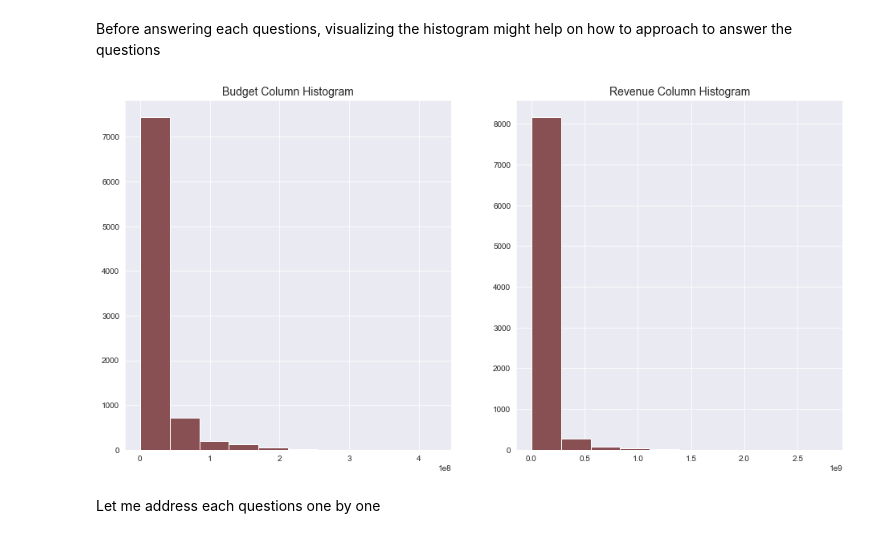
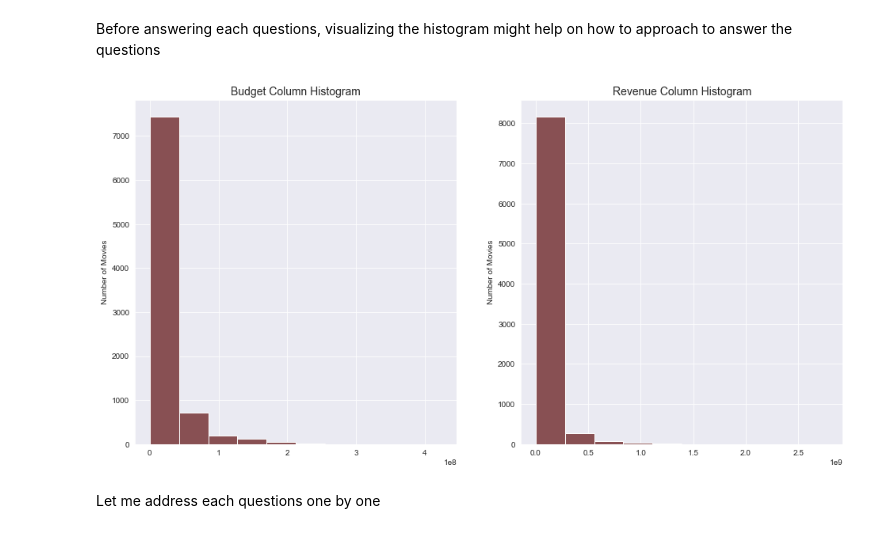
Before and after one commit to bitzs-alex/DataAnalysis, a Jupyter notebook: TMDb - Udacity/full_analysis.ipynb, the cells around one changed output. Saved outputs shown, nothing was run; the diff lists cells and outputs as text; code cells hidden in the pictures.

```diff
--- a/TMDb - Udacity/full_analysis.ipynb
+++ b/TMDb - Udacity/full_analysis.ipynb
@@ -1765,12 +1780,14 @@ Before answering each questions, visualizing the histogram might help on how to
 # %%
 fig, ax = plt.subplots(nrows=1, ncols=2, figsize=(16, 8))
 ax[0].hist(tmdb.budget)
 ax[0].set_title('Budget Column Histogram', fontsize=14)
+ax[0].set_ylabel("Number of Movies")
 
 ax[1].hist(tmdb.revenue)
-ax[1].set_title('Revenue Column Histogram', fontsize=14);
+ax[1].set_title('Revenue Column Histogram', fontsize=14)
+ax[1].set_ylabel("Number of Movies");
 # %% [output]
-[figure, old version]
+[figure, new version]
 # %% [markdown]
 Let me address each questions one by one
 # %% [markdown]
```
Also changed, not shown: parts of 17 cells of this notebook.
